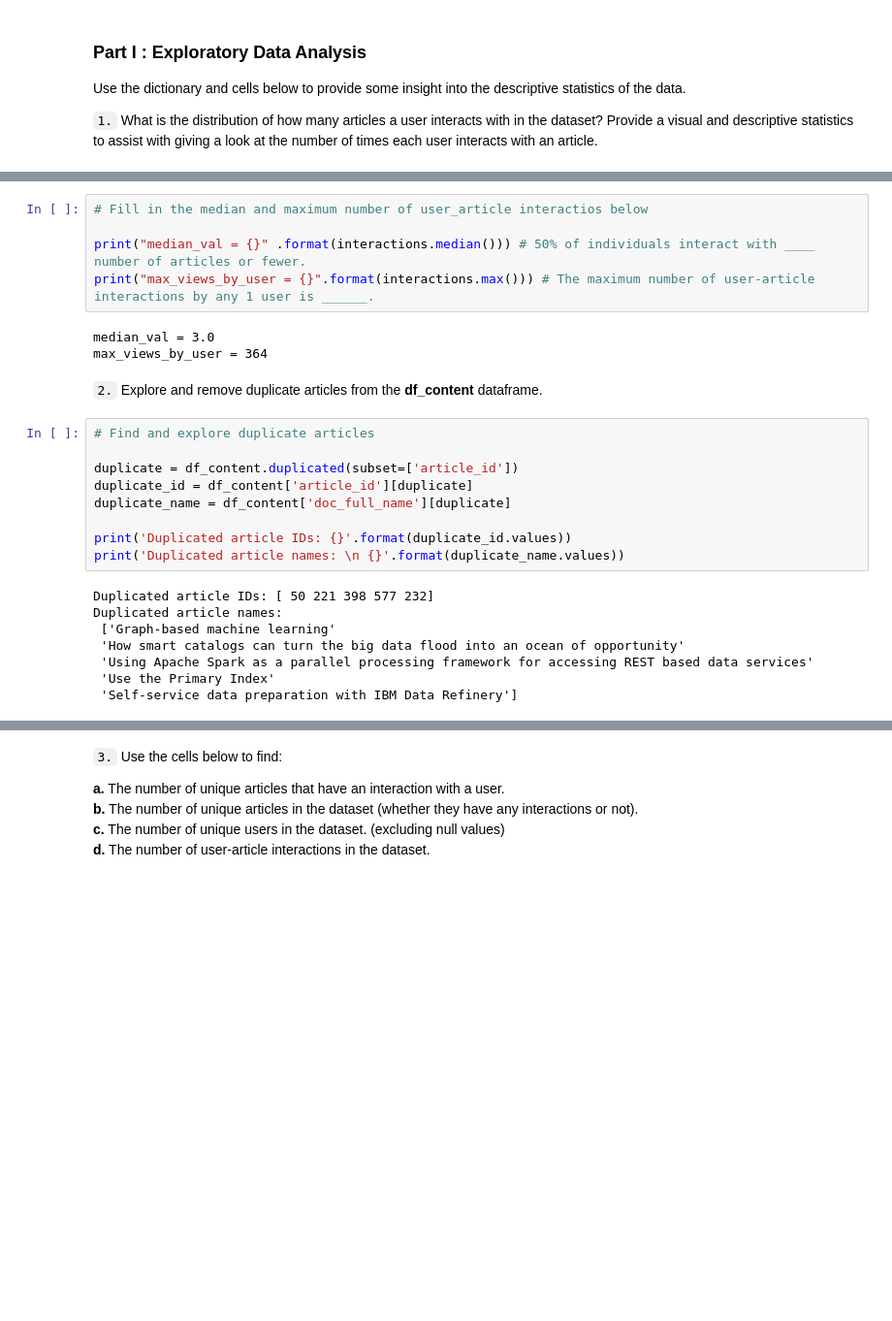
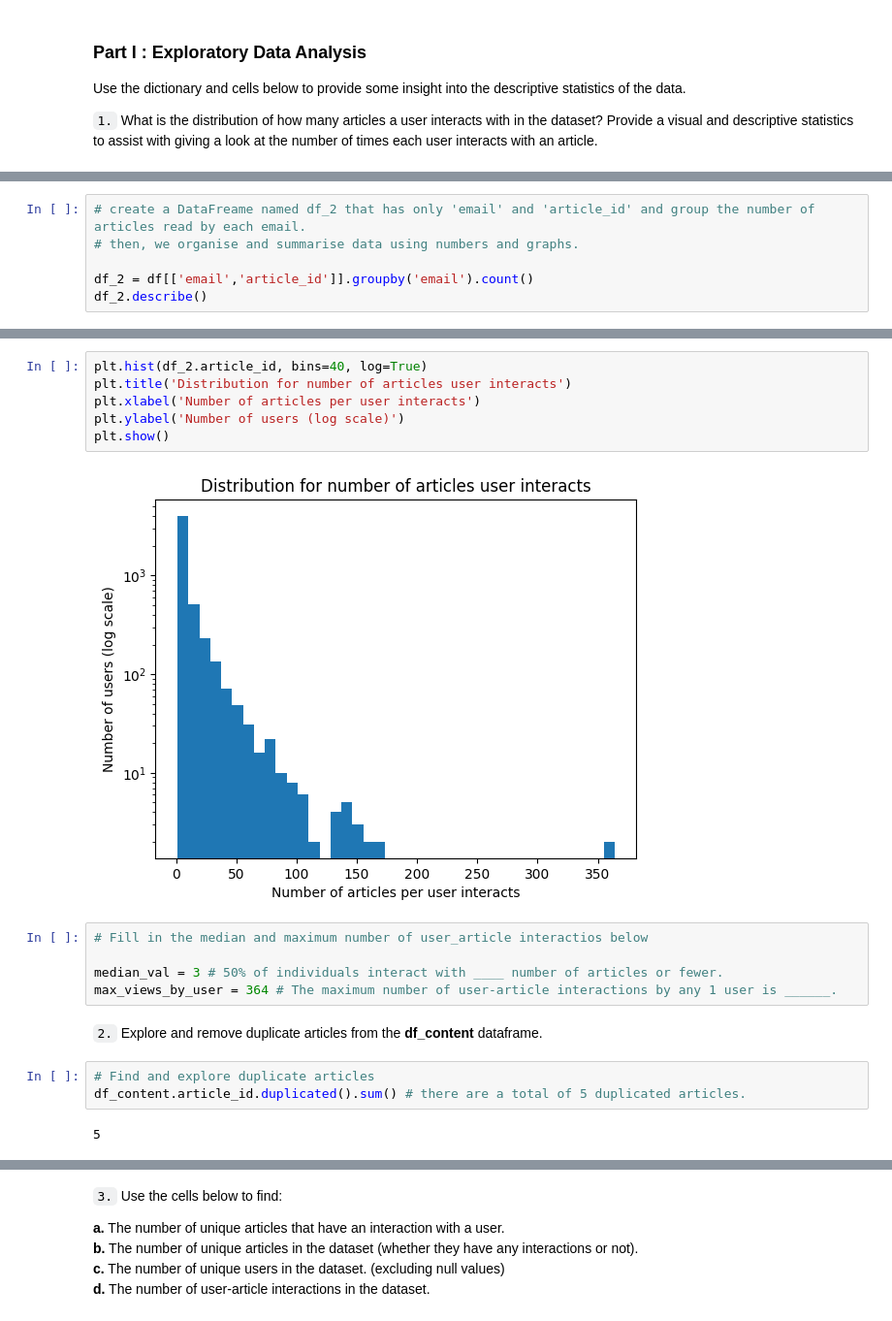
Before and after one commit to omkarbhad/Recommendations-with-IBM, a Jupyter notebook: Recommendations_with_IBM.ipynb, the cells around one changed output, grey strips where cells are left out. Shown at 97% size. Drawn from its saved outputs; the diff is of its cells as text; blank space fills up the shorter version.

```diff
--- a/Recommendations_with_IBM.ipynb
+++ b/Recommendations_with_IBM.ipynb
@@ -109,0 +61,6 @@ plt.xticks([])
+# %%
+# create a DataFreame named df_2 that has only 'email' and 'article_id' and group the number of articles read by each email.
+# then, we organise and summarise data using numbers and graphs.
+
+df_2 = df[['email','article_id']].groupby('email').count()
+df_2.describe()
@@ -110,27 +77,20 @@ plt.xticks([])
+# %%
+plt.hist(df_2.article_id, bins=40, log=True)
+plt.title('Distribution for number of articles user interacts')
+plt.xlabel('Number of articles per user interacts')
+plt.ylabel('Number of users (log scale)')
+plt.show()
+# %% [output]
+[figure, added]
 # %%
 # Fill in the median and maximum number of user_article interactios below
 
-print("median_val = {}" .format(interactions.median())) # 50% of individuals interact with ____ number of articles or fewer.
-print("max_views_by_user = {}".format(interactions.max())) # The maximum number of user-article interactions by any 1 user is ______.
+median_val = 3 # 50% of individuals interact with ____ number of articles or fewer.
+max_views_by_user = 364 # The maximum number of user-article interactions by any 1 user is ______.
-# %% [output]
-median_val = 3.0
-max_views_by_user = 364
 # %% [markdown]
 `2.` Explore and remove duplicate articles from the **df_content** dataframe.
-# %%
-# Find and explore duplicate articles
-
-duplicate = df_content.duplicated(subset=['article_id'])
-duplicate_id = df_content['article_id'][duplicate]
-duplicate_name = df_content['doc_full_name'][duplicate]
-
-print('Duplicated article IDs: {}'.format(duplicate_id.values))
-print('Duplicated article names: \n {}'.format(duplicate_name.values))
-# %% [output]
-Duplicated article IDs: [ 50 221 398 577 232]
-Duplicated article names:
- ['Graph-based machine learning'
- 'How smart catalogs can turn the big data flood into an ocean of opportunity'
- 'Using Apache Spark as a parallel processing framework for accessing REST based data services'
- 'Use the Primary Index'
- 'Self-service data preparation with IBM Data Refinery']
+# %%
+# Find and explore duplicate articles
+df_content.article_id.duplicated().sum() # there are a total of 5 duplicated articles.
+# %% [output]
+5
```
Also changed, not shown: parts of 56 cells of this notebook, 10 other files.
